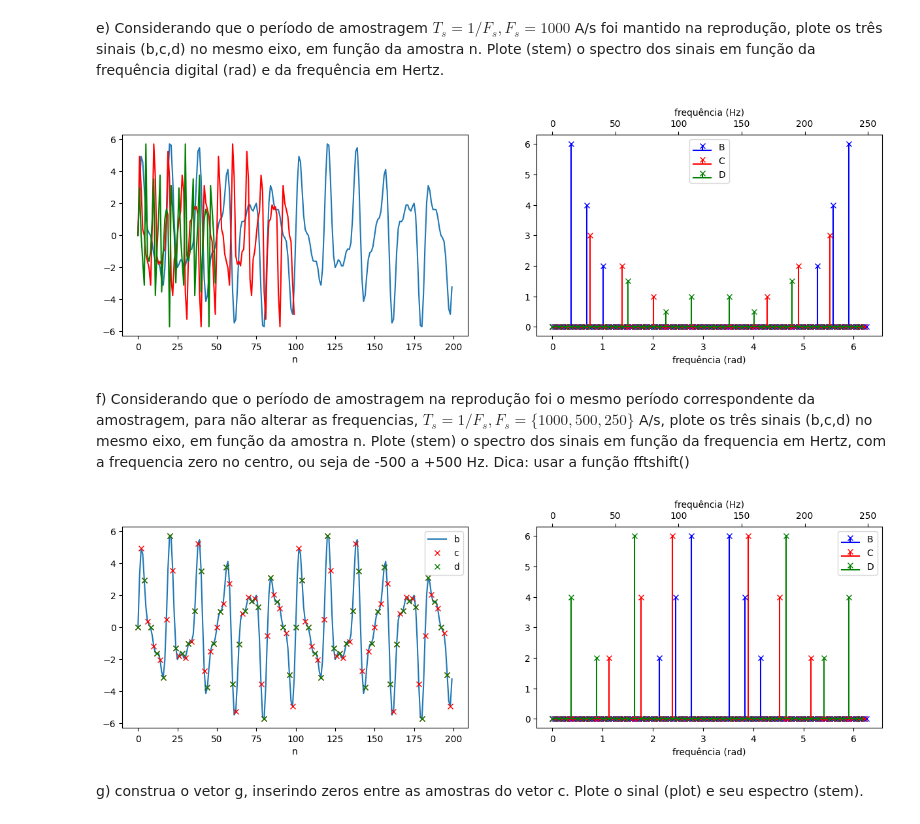
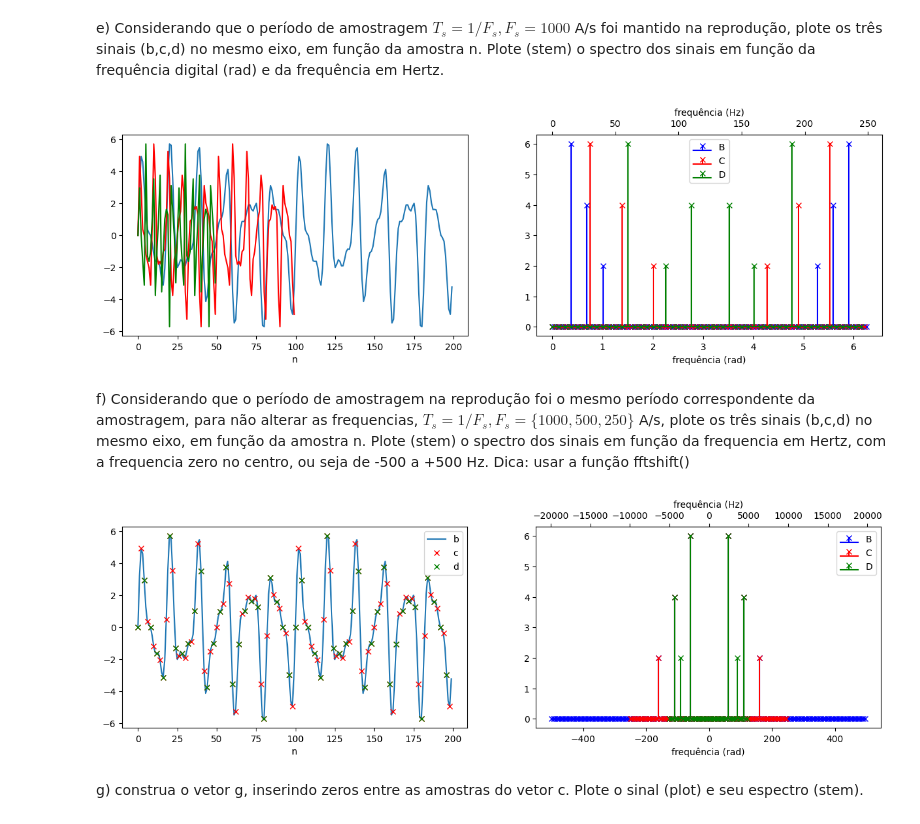
Before and after one commit to Je-Leo-AS/PDS, a Jupyter notebook: lab6/Lab-AmostragemDec.ipynb, the cells around one changed output. Drawn from its saved outputs; the diff is of its cells as text; code cells hidden in the pictures.

```diff
--- a/lab6/Lab-AmostragemDec.ipynb
+++ b/lab6/Lab-AmostragemDec.ipynb
@@ -145,9 +145,11 @@ plotas(d,Fs)
 # %% [markdown]
 e) Considerando que o período de amostragem $T_s = 1 / F_s, F_s = 1000$ A/s foi mantido na reprodução, plote os três sinais (b,c,d) no mesmo eixo, em função da amostra n. Plote (stem) o spectro dos sinais em função da frequência digital (rad) e da frequência em Hertz.
 # %%
+
+
 X1=fft(b)/N
-X2=fft(c)/N
-X3=fft(d)/N
+X2=2*fft(c)/N
+X3=4*fft(d)/N
 w1=linspace(0,2*pi,num=len(X1),endpoint=False)
 w2=linspace(0,2*pi,num=len(X2),endpoint=False)
 w3=linspace(0,2*pi,num=len(X3),endpoint=False)
@@ -175,7 +177,7 @@ ax.set_xlabel("frequência (rad)")
 legend()
 show()
 # %% [output]
-[figure, old version]
+[figure, new version]
 # %% [markdown]
 f) Considerando que o período de amostragem na reprodução foi o mesmo período correspondente da amostragem, para não alterar as frequencias, $T_s = 1 / F_s, F_s = \{1000 , 500, 250 \}$ A/s, plote os três sinais (b,c,d) no mesmo eixo, em função da amostra n. Plote (stem) o spectro dos sinais em função da frequencia em Hertz, com a frequencia zero no centro, ou seja de -500 a +500 Hz. Dica: usar a função fftshift()
 # %%
@@ -187,37 +189,37 @@ nD = arange(0,200,4)
 
 plot(b, label="b")
 plot(nC, c, 'rx',label="c")
 plot(nD, d, 'gx', label="d")
 legend()
 xlabel('n')
 
 
 ax=subplot(1,2,2)
 
 X1=fftshift(fft(b))/N
 X2=2*fftshift(fft(c))/N
 X3=4*fftshift(fft(d))/N
 
-w1=linspace(0,2*pi,num=len(X1),endpoint=False)
-w2=linspace(0,2*pi,num=len(X2),endpoint=False)
-w3=linspace(0,2*pi,num=len(X3),endpoint=False)
+w1=linspace(-500,500,num=len(X1),endpoint=False)
+w2=linspace(-250,250,num=int(len(X1)/2),endpoint=False)
+w3=linspace(-125,125,num=int(len(X1)/4),endpoint=False)
 
 
 stem(w1,abs(X1), linefmt='b-',markerfmt='bx',basefmt='b-', label="B")
 stem(w2,abs(X2), linefmt='r-',markerfmt='rx',basefmt='r-', label="C")
 stem(w3,abs(X3), linefmt='g-',markerfmt='gx',basefmt='g-', label="D")
 
 def w2f(x):
    return x * Fs / (2*pi)
 def f2w(x):
    return x * 2*pi / Fs
 ax2=ax.secondary_xaxis("top",functions=(w2f,f2w))
 ax2.set_xlabel("frequência (Hz)")
 ax.set_xlabel("frequência (rad)")
 legend()
 show()
 # %% [output]
-[figure, old version]
+[figure, new version]
 # %% [markdown]
 g) construa o vetor g, inserindo zeros entre as amostras do vetor c. Plote o sinal (plot) e seu espectro (stem).
 # %%
```
Also changed, not shown: 3 other files.
